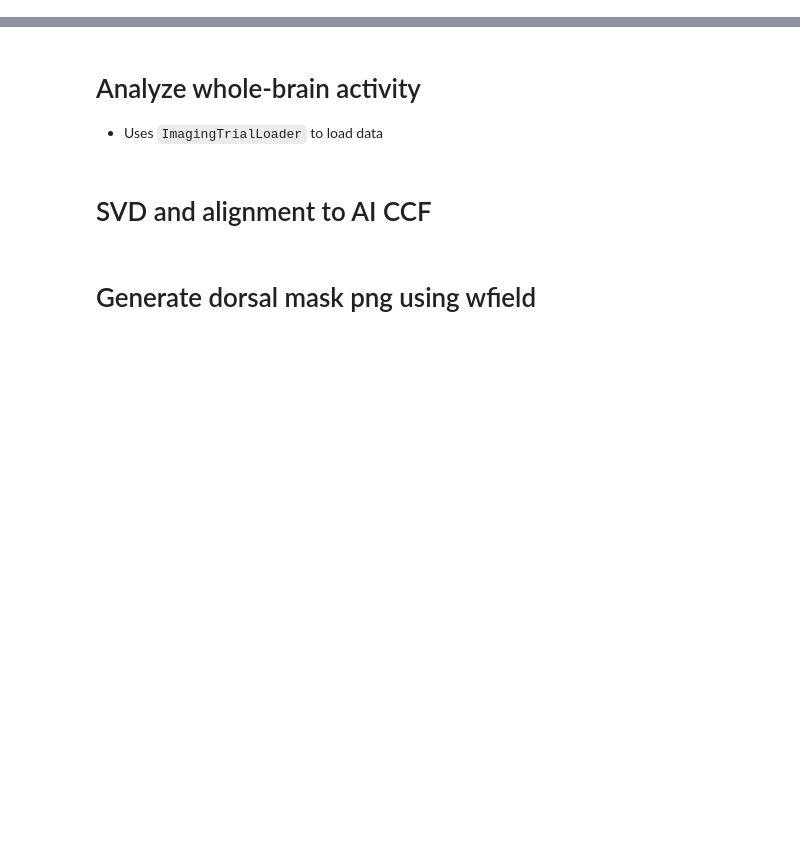
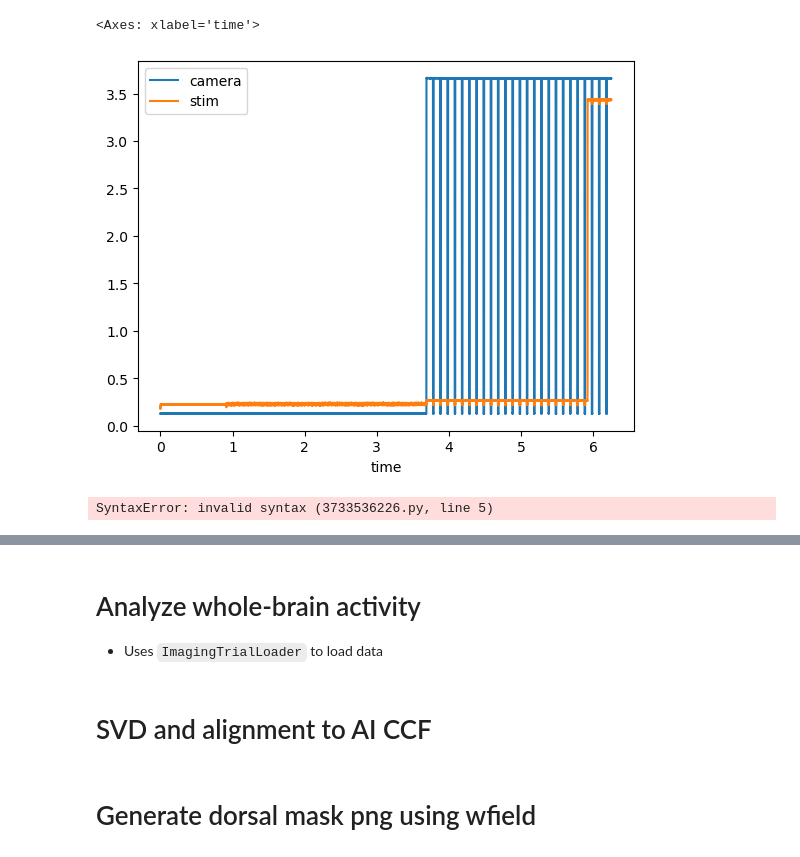
Before and after one commit to Arcadia-Science/2024-sensory-neuroimaging, a Jupyter notebook: notebooks/injection_analysis.ipynb, the cells around one changed output, grey strips where cells are left out. Cells and saved outputs as stored; diff of their text form; code cells hidden in the pictures; blank space fills up the shorter version.

```diff
--- a/notebooks/injection_analysis.ipynb
+++ b/notebooks/injection_analysis.ipynb
@@ -0,0 +12,12 @@
+# %%
+df[['camera', 'stim', 'time']].head(25000).plot(x='time')
+# %% [output]
+<Axes: xlabel='time'>
+[figure, added]
+# %%
+from neuroprocessing.scripts.parse_csv import parse_csv
+import pandas as pd
+
+df = parse_csv('/Users/ilya_arcadia/arcadia-neuroimaging-pruritogens/Videos/2024-02-29/Zyla_5min_RHLstim_2son4soff_1pt25pctISO_1/Zyla_5min_RHLstim_2son4soff_1pt25pctISO_1.csv')
+# %% [output]
+SyntaxError: invalid syntax (3733536226.py, line 5)
```
Also changed, not shown: parts of 11 cells of this notebook, 1 other file.
